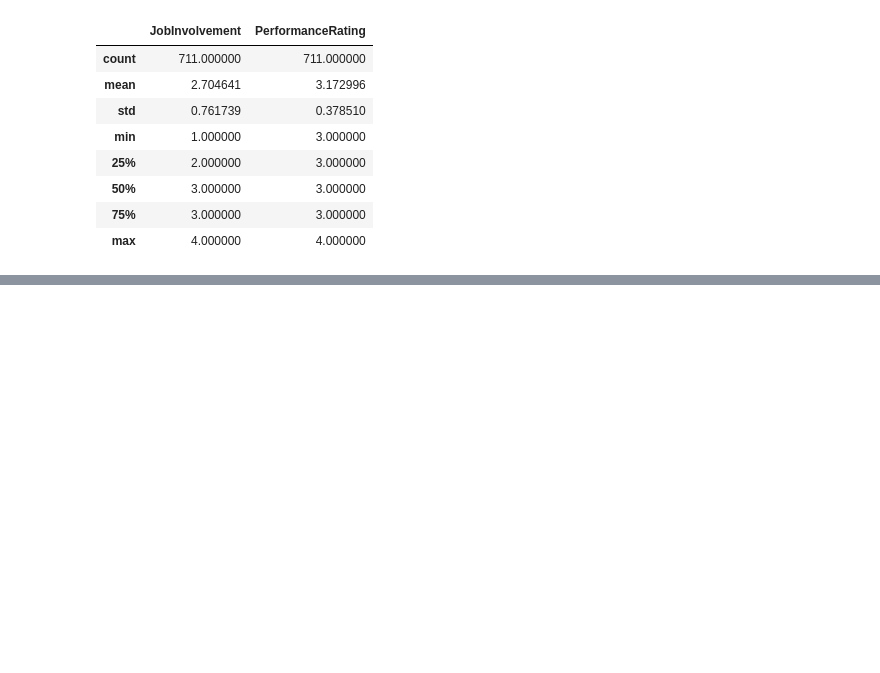
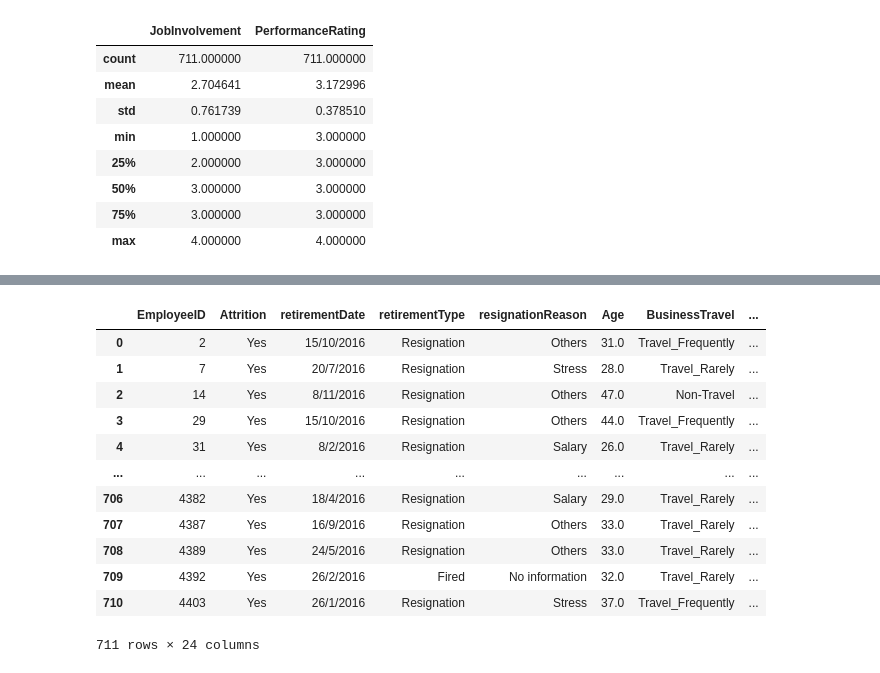
Before and after one commit to jhansanchez/Caso-de-estudio-RH, a Jupyter notebook: casoRH.ipynb, the cells around one changed output, grey strips where cells are left out. Drawn from its saved outputs; the diff is of its cells as text; code cells hidden in the pictures; blank space fills up the shorter version.

```diff
--- a/casoRH.ipynb
+++ b/casoRH.ipynb
@@ -508,3 +493,19 @@ fig.update_layout(
     margin = dict(l= 20, r=20, b=20, t=100))
 
 fig.show()
+# %%
+df_GR
+# %% [output]
+|  | EmployeeID | Attrition | retirementDate | retirementType | resignationReason | Age | BusinessTravel | ... |
+| 0 | 2 | Yes | 15/10/2016 | Resignation | Others | 31.0 | Travel_Frequently | ... |
+| 1 | 7 | Yes | 20/7/2016 | Resignation | Stress | 28.0 | Travel_Rarely | ... |
+| 2 | 14 | Yes | 8/11/2016 | Resignation | Others | 47.0 | Non-Travel | ... |
+| 3 | 29 | Yes | 15/10/2016 | Resignation | Others | 44.0 | Travel_Frequently | ... |
+| 4 | 31 | Yes | 8/2/2016 | Resignation | Salary | 26.0 | Travel_Rarely | ... |
+| ... | ... | ... | ... | ... | ... | ... | ... | ... |
+| 706 | 4382 | Yes | 18/4/2016 | Resignation | Salary | 29.0 | Travel_Rarely | ... |
+| 707 | 4387 | Yes | 16/9/2016 | Resignation | Others | 33.0 | Travel_Rarely | ... |
+| 708 | 4389 | Yes | 24/5/2016 | Resignation | Others | 33.0 | Travel_Rarely | ... |
+| 709 | 4392 | Yes | 26/2/2016 | Fired | No information | 32.0 | Travel_Rarely | ... |
+| 710 | 4403 | Yes | 26/1/2016 | Resignation | Stress | 37.0 | Travel_Frequently | ... |
+711 rows × 24 columns
```
Also changed, not shown: parts of 20 cells of this notebook.
